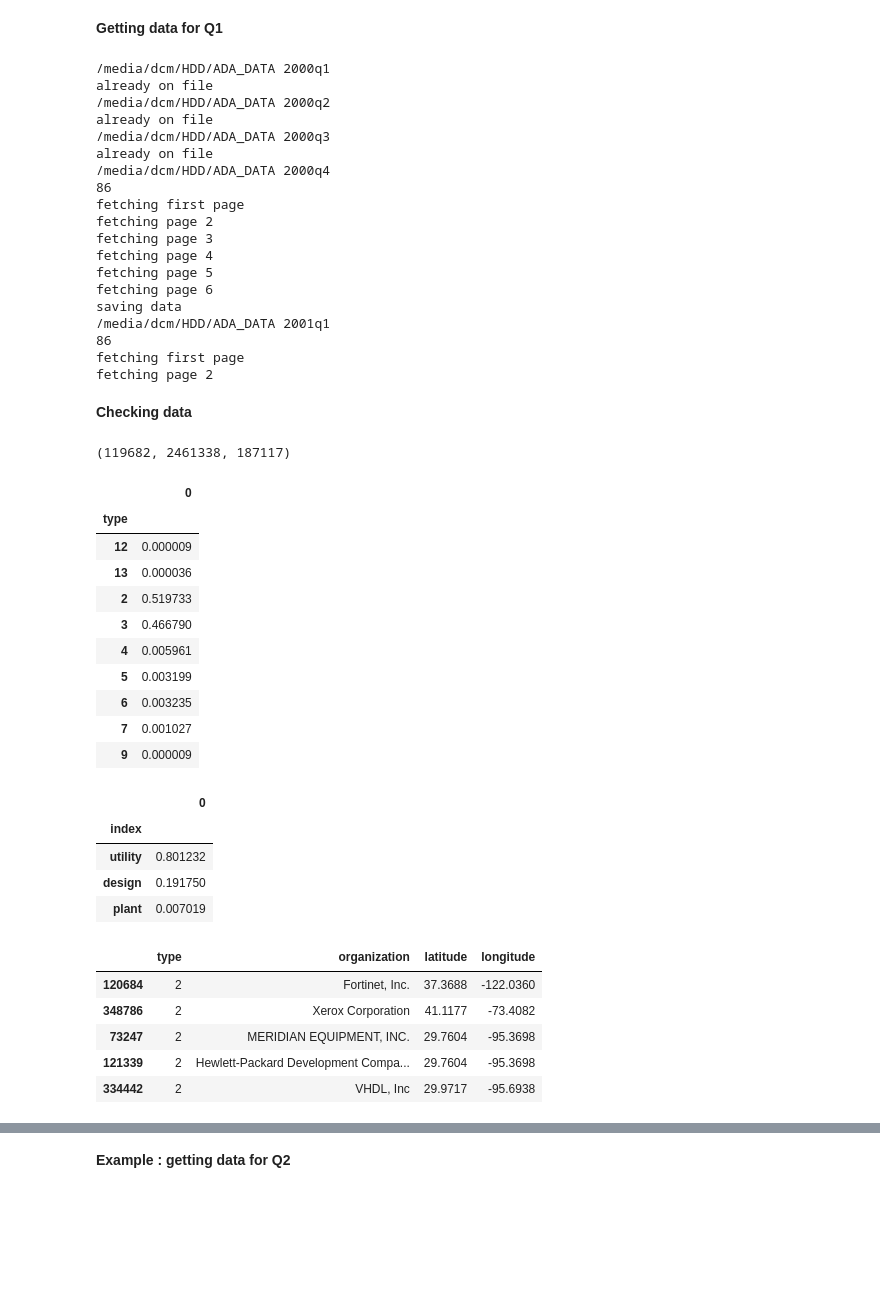
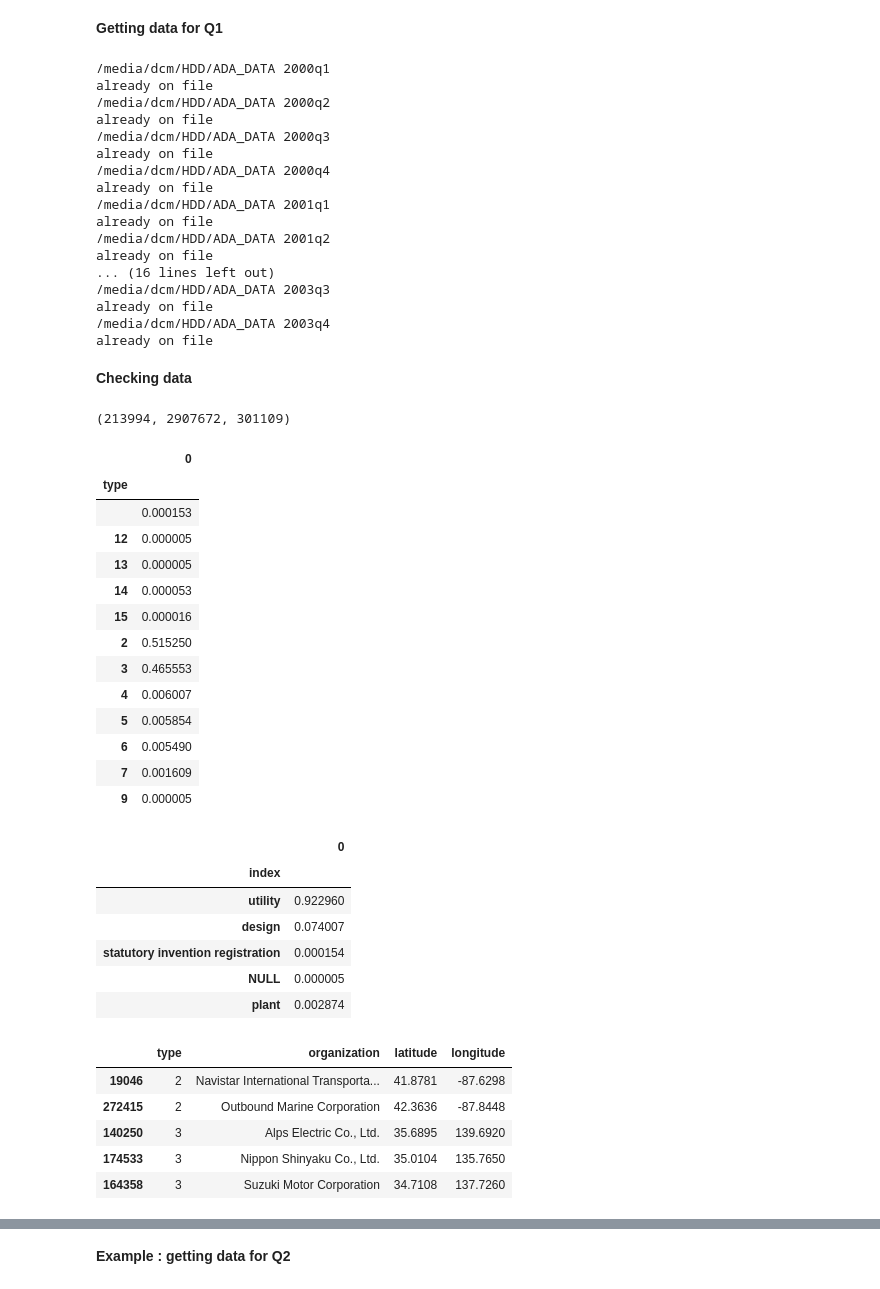
Before and after one commit to cmdavid-epfl/Project, a Jupyter notebook: analysis_09.12.ipynb, the cells around one changed output, grey strips where cells are left out. Drawn from its saved outputs; the diff is of its cells as text; code cells hidden in the pictures; blank space fills up the shorter version.

```diff
--- a/analysis_09.12.ipynb
+++ b/analysis_09.12.ipynb
@@ -34,10 +43,9 @@ MY_PATH = '/media/dcm/HDD/ADA_DATA'
 # %%
 full_datafile_lists = {}
 full_year_data = {}
-year_range = range(2000,2017)
+year_range = range(2000,2003 + 1)
 
 for year in year_range:
-    time.sleep(60)
     full_datafile_lists[str(year)] = get_full_year_data(str(year), MY_PATH)
 # %% [output]
 /media/dcm/HDD/ADA_DATA 2000q1
@@ -47,56 +55,59 @@ already on file
 /media/dcm/HDD/ADA_DATA 2000q3
 already on file
 /media/dcm/HDD/ADA_DATA 2000q4
-86
-fetching first page
-fetching page 2
-fetching page 3
-fetching page 4
-fetching page 5
-fetching page 6
-saving data
+already on file
 /media/dcm/HDD/ADA_DATA 2001q1
-86
-fetching first page
-fetching page 2
+already on file
+/media/dcm/HDD/ADA_DATA 2001q2
+already on file
+... (16 lines left out)
+/media/dcm/HDD/ADA_DATA 2003q3
+already on file
+/media/dcm/HDD/ADA_DATA 2003q4
+already on file
 # %%
 for year in year_range:
     full_year_data[str(year)] = load_preprocessed_data(full_datafile_lists[str(year)])
 # %% [markdown]
 **Checking data**
 # %%
-full_year_data['2016']['num_patents'], full_year_data['2016']['num_citations'], full_year_data['2016']['num_inventors']
+full_year_data['2000']['num_patents'], full_year_data['2000']['num_citations'], full_year_data['2000']['num_inventors']
 # %% [output]
-(119682, 2461338, 187117)
+(213994, 2907672, 301109)
 # %%
-full_year_data['2016']['proportion_by_assignee_type'] fil
+full_year_data['2000']['proportion_by_assignee_type']
 # %% [output]
 |  | 0 |
 | type |  |
-| 12 | 0.000009 |
-| 13 | 0.000036 |
-| 2 | 0.519733 |
-| 3 | 0.466790 |
-| 4 | 0.005961 |
-| 5 | 0.003199 |
-| 6 | 0.003235 |
-| 7 | 0.001027 |
-| 9 | 0.000009 |
+|  | 0.000153 |
+| 12 | 0.000005 |
+| 13 | 0.000005 |
+| 14 | 0.000053 |
+| 15 | 0.000016 |
+| 2 | 0.515250 |
+| 3 | 0.465553 |
+| 4 | 0.006007 |
+| 5 | 0.005854 |
+| 6 | 0.005490 |
+| 7 | 0.001609 |
+| 9 | 0.000005 |
 # %%
-full_year_data['2016']['proportion_by_patent_type']
+full_year_data['2000']['proportion_by_patent_type']
 # %% [output]
 |  | 0 |
 | index |  |
-| utility | 0.801232 |
-| design | 0.191750 |
-| plant | 0.007019 |
+| utility | 0.922960 |
+| design | 0.074007 |
+| statutory invention registration | 0.000154 |
+| NULL | 0.000005 |
+| plant | 0.002874 |
 # %%
-full_year_data['2016']['assignees'].head()
+full_year_data['2000']['assignees'].head()
 # %% [output]
 |  | type | organization | latitude | longitude |
-| 120684 | 2 | Fortinet, Inc. | 37.3688 | -122.0360 |
-| 348786 | 2 | Xerox Corporation | 41.1177 | -73.4082 |
-| 73247 | 2 | MERIDIAN EQUIPMENT, INC. | 29.7604 | -95.3698 |
-| 121339 | 2 | Hewlett-Packard Development Compa... | 29.7604 | -95.3698 |
-| 334442 | 2 | VHDL, Inc | 29.9717 | -95.6938 |
+| 19046 | 2 | Navistar International Transporta... | 41.8781 | -87.6298 |
+| 272415 | 2 | Outbound Marine Corporation | 42.3636 | -87.8448 |
+| 140250 | 3 | Alps Electric Co., Ltd. | 35.6895 | 139.6920 |
+| 174533 | 3 | Nippon Shinyaku Co., Ltd. | 35.0104 | 135.7650 |
+| 164358 | 3 | Suzuki Motor Corporation | 34.7108 | 137.7260 |
 # %%
```
Also changed, not shown: parts of 13 cells of this notebook, 2 other files.
